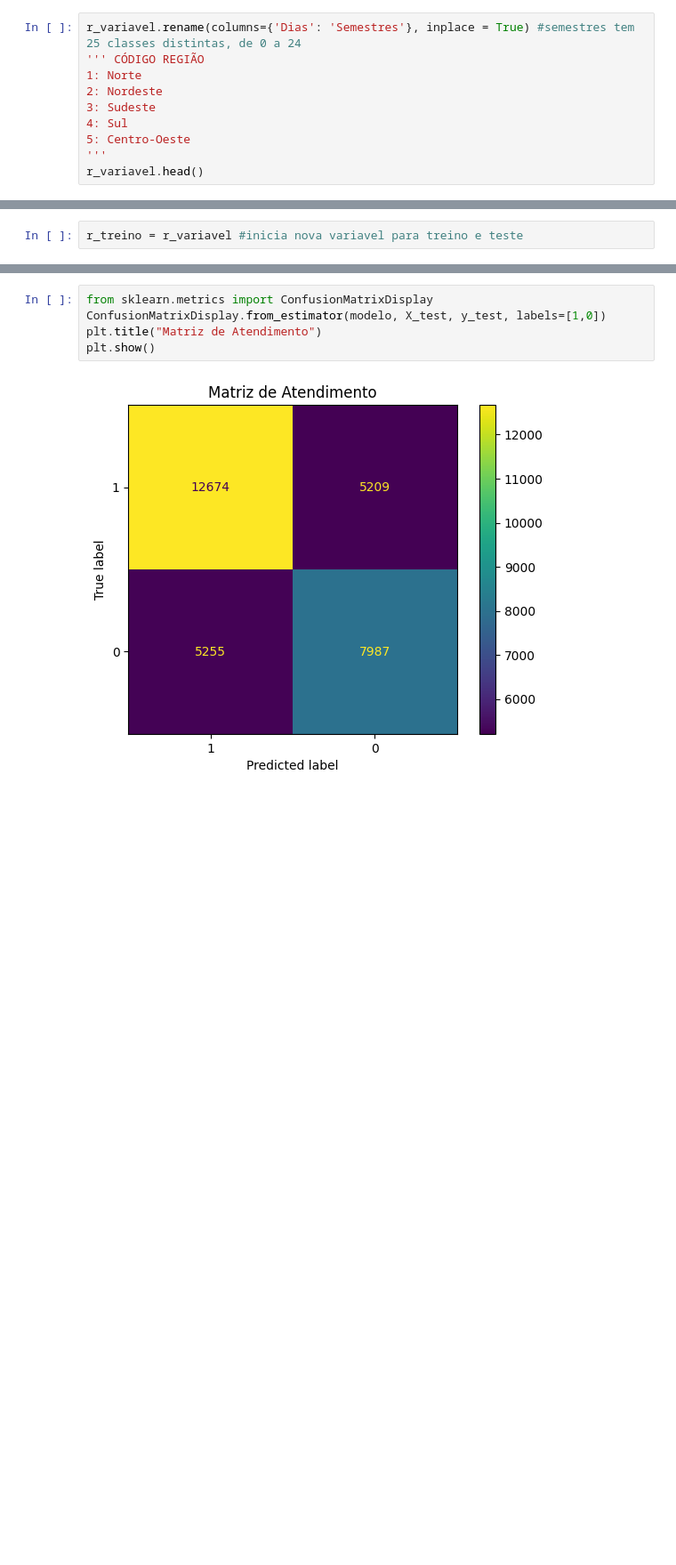
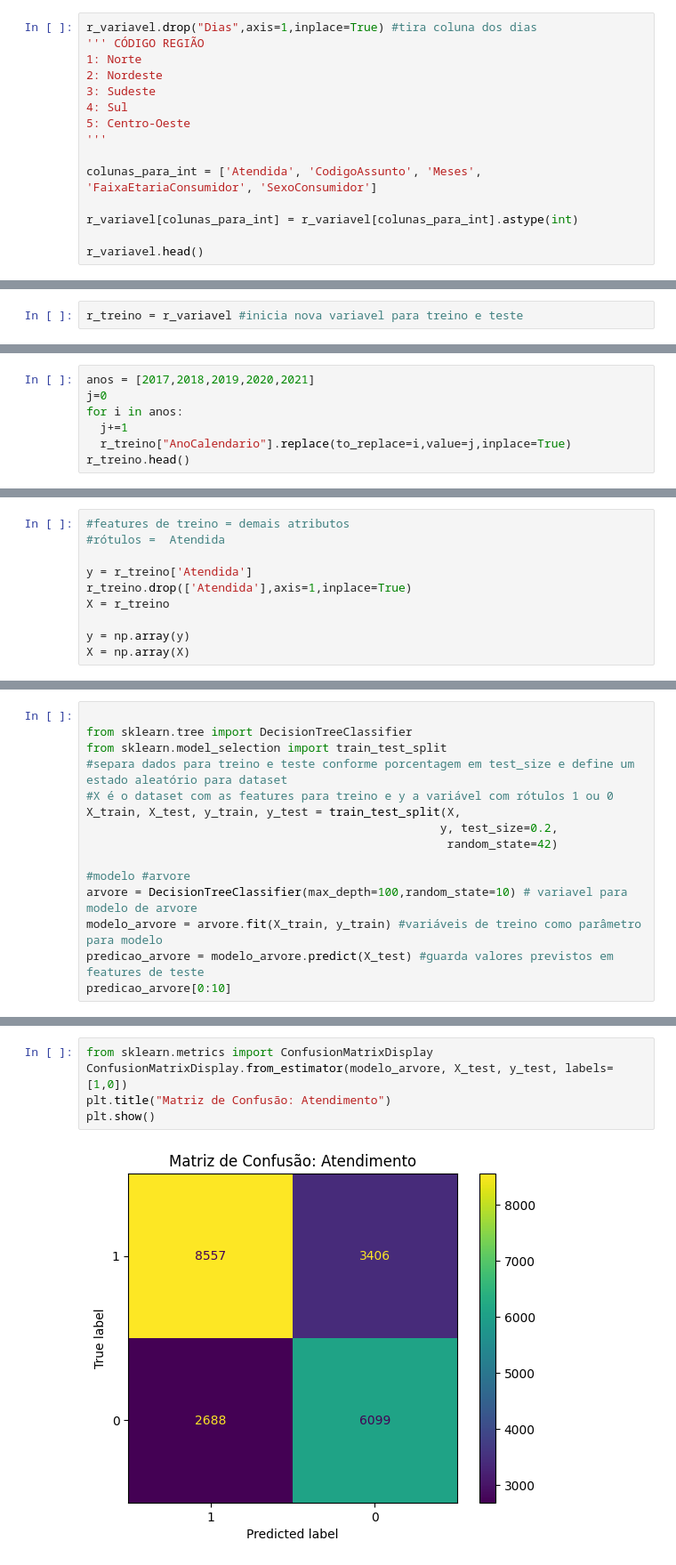
Before and after one commit to levyssouto/Python-codes, a Jupyter notebook: Atividades_IA/Atividade_Prática_IA.ipynb, the cells around one changed output, grey strips where cells are left out. Shown: that part at 89% size. Saved outputs shown, nothing was run; the diff lists cells and outputs as text; blank space fills up the shorter version.

```diff
--- a/Atividades_IA/Atividade_Prática_IA.ipynb
+++ b/Atividades_IA/Atividade_Prática_IA.ipynb
@@ -430,5 +321,5 @@ r_variavel['Dias'].replace(to_replace=dias,value=sem,inplace=True)
 # %%
-r_variavel.rename(columns={'Dias': 'Semestres'}, inplace = True) #semestres tem 25 classes distintas, de 0 a 24
+r_variavel.drop("Dias",axis=1,inplace=True) #tira coluna dos dias
 ''' CÓDIGO REGIÃO
 1: Norte
 2: Nordeste
@@ -436,5 +327,10 @@ r_variavel.rename(columns={'Dias': 'Semestres'}, inplace = True) #semestres tem
 4: Sul
 5: Centro-Oeste
 '''
+
+colunas_para_int = ['Atendida', 'CodigoAssunto', 'Meses', 'FaixaEtariaConsumidor', 'SexoConsumidor']
+
+r_variavel[colunas_para_int] = r_variavel[colunas_para_int].astype(int)
+
 r_variavel.head()
 # %% [output]
@@ -501,0 +380,7 @@ array([[12674,  5209],
+# %%
+anos = [2017,2018,2019,2020,2021]
+j=0
+for i in anos:
+  j+=1
+  r_treino["AnoCalendario"].replace(to_replace=i,value=j,inplace=True)
+r_treino.head()
@@ -501,0 +396,10 @@ array([[12674,  5209],
+# %%
+#features de treino = demais atributos
+#rótulos =  Atendida
+
+y = r_treino['Atendida']
+r_treino.drop(['Atendida'],axis=1,inplace=True)
+X = r_treino
+
+y = np.array(y)
+X = np.array(X)
@@ -501,0 +425,15 @@ array([[12674,  5209],
+# %%
+
+from sklearn.tree import DecisionTreeClassifier
+from sklearn.model_selection import train_test_split
+#separa dados para treino e teste conforme porcentagem em test_size e define um estado aleatório para dataset
+#X é o dataset com as features para treino e y a variável com rótulos 1 ou 0
+X_train, X_test, y_train, y_test = train_test_split(X,
+                                                   y, test_size=0.2,
+                                                    random_state=42)
+
+#modelo #arvore
+arvore = DecisionTreeClassifier(max_depth=100,random_state=10) # variavel para modelo de arvore
+modelo_arvore = arvore.fit(X_train, y_train) #variáveis de treino como parâmetro para modelo
+predicao_arvore = modelo_arvore.predict(X_test) #guarda valores previstos em features de teste
+predicao_arvore[0:10]
@@ -502,7 +442,7 @@ array([[12674,  5209],
 # %%
 from sklearn.metrics import ConfusionMatrixDisplay
-ConfusionMatrixDisplay.from_estimator(modelo, X_test, y_test, labels=[1,0])
-plt.title("Matriz de Atendimento")
+ConfusionMatrixDisplay.from_estimator(modelo_arvore, X_test, y_test, labels=[1,0])
+plt.title("Matriz de Confusão: Atendimento")
 plt.show()
 # %% [output]
-[figure, old version]
+[figure, new version]
```
Also changed, not shown: parts of 38 cells of this notebook.
